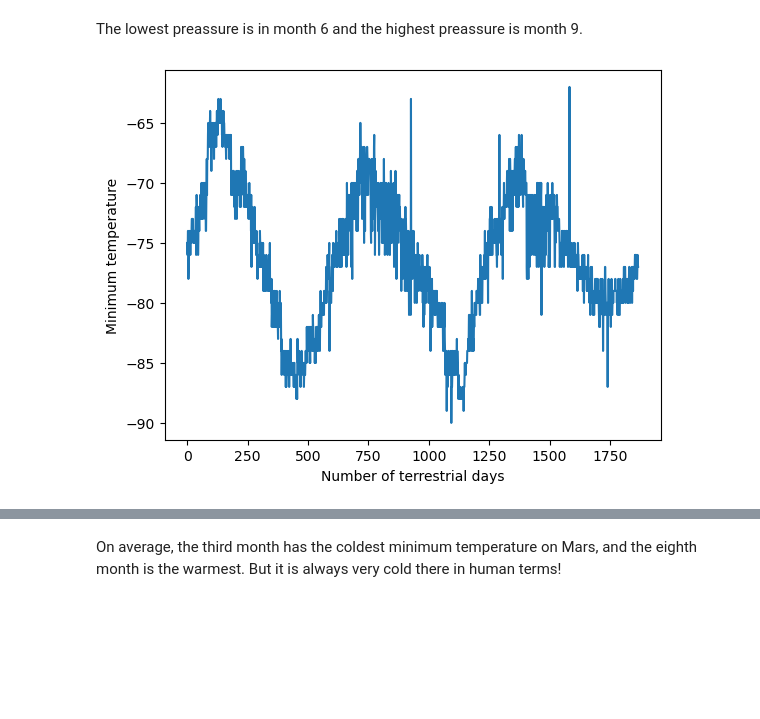
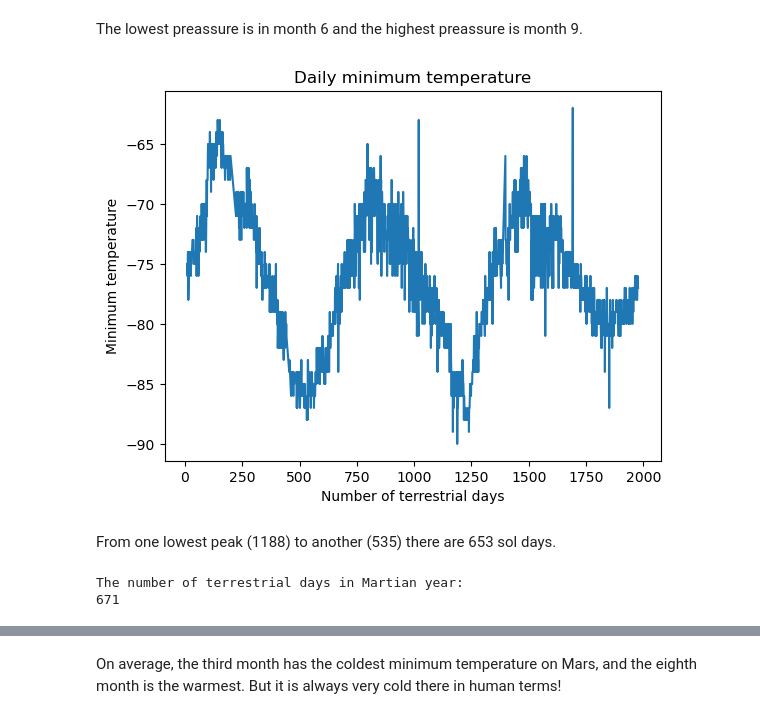
Before and after one commit to ViolettaAntonova/web_scraping, a Jupyter notebook: part_2_mars_weather.ipynb, the cells around one changed output, grey strips where cells are left out. Saved outputs shown, nothing was run; the diff lists cells and outputs as text; code cells hidden in the pictures; blank space fills up the shorter version.

```diff
--- a/part_2_mars_weather.ipynb
+++ b/part_2_mars_weather.ipynb
@@ -227,5 +216,24 @@ sorted_pressure.plot(kind = "bar", xlabel = "month", ylabel = "Atmospheric Press
 The lowest preassure is in month 6 and the highest preassure is month 9.
 # %%
 # 5. How many terrestrial (earth) days are there in a Martian year?
+x = df["sol"]
+y = df["min_temp"]
+plt.plot(x,y)
+plt.xlabel("Number of terrestrial days")
+plt.ylabel("Minimum temperature")
+plt.title("Daily minimum temperature")
+plt.show()
 # %% [output]
-[figure, old version]
+[figure, new version]
+# %% [markdown]
+From one lowest peak (1188) to another (535) there are 653 sol days.
+# %%
+from datetime import date
+d0 = date(2014, 2, 6)
+d1 = date(2015, 12, 9)
+delta = d1 - d0
+print('The number of terrestrial days in Martian year:')
+print(delta.days)
+# %% [output]
+The number of terrestrial days in Martian year:
+671
```
Also changed, not shown: parts of 7 cells of this notebook, 1 other file.
